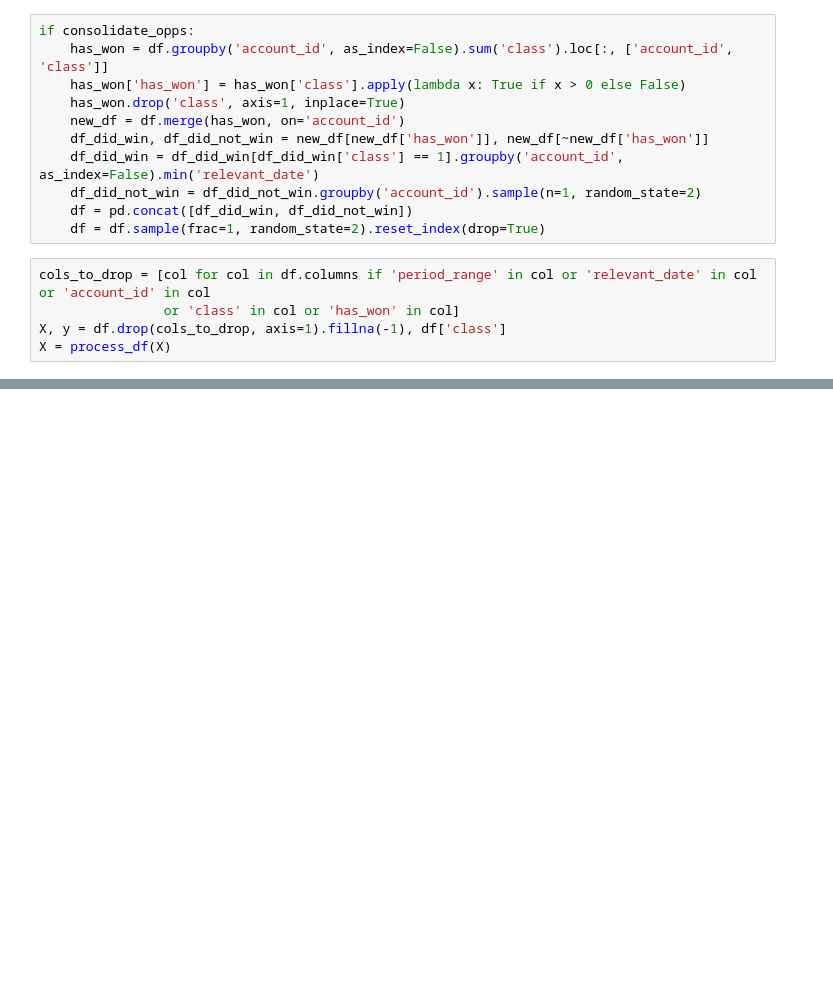
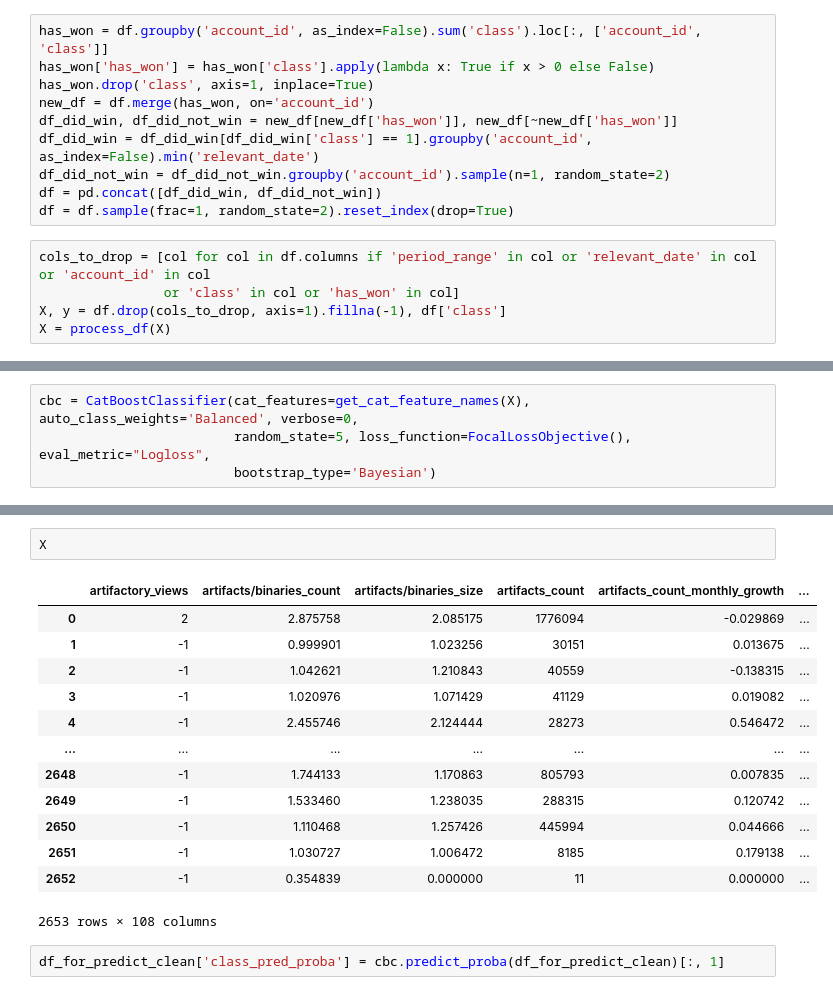
Before and after one commit to jfrog/pro-prox-model, a Jupyter notebook: main.ipynb, the cells around one changed output, grey strips where cells are left out. Drawn from its saved outputs; the diff is of its cells as text; blank space fills up the shorter version.

```diff
--- a/main.ipynb
+++ b/main.ipynb
@@ -91,14 +80,13 @@ df
 # %%
-if consolidate_opps:
-    has_won = df.groupby('account_id', as_index=False).sum('class').loc[:, ['account_id', 'class']]
-    has_won['has_won'] = has_won['class'].apply(lambda x: True if x > 0 else False)
-    has_won.drop('class', axis=1, inplace=True)
-    new_df = df.merge(has_won, on='account_id')
-    df_did_win, df_did_not_win = new_df[new_df['has_won']], new_df[~new_df['has_won']]
-    df_did_win = df_did_win[df_did_win['class'] == 1].groupby('account_id', as_index=False).min('relevant_date')
-    df_did_not_win = df_did_not_win.groupby('account_id').sample(n=1, random_state=2)
-    df = pd.concat([df_did_win, df_did_not_win])
-    df = df.sample(frac=1, random_state=2).reset_index(drop=True)
+has_won = df.groupby('account_id', as_index=False).sum('class').loc[:, ['account_id', 'class']]
+has_won['has_won'] = has_won['class'].apply(lambda x: True if x > 0 else False)
+has_won.drop('class', axis=1, inplace=True)
+new_df = df.merge(has_won, on='account_id')
+df_did_win, df_did_not_win = new_df[new_df['has_won']], new_df[~new_df['has_won']]
+df_did_win = df_did_win[df_did_win['class'] == 1].groupby('account_id', as_index=False).min('relevant_date')
+df_did_not_win = df_did_not_win.groupby('account_id').sample(n=1, random_state=2)
+df = pd.concat([df_did_win, df_did_not_win])
+df = df.sample(frac=1, random_state=2).reset_index(drop=True)
 # %%
 cols_to_drop = [col for col in df.columns if 'period_range' in col or 'relevant_date' in col or 'account_id' in col
                 or 'class' in col or 'has_won' in col]
@@ -141,0 +99,4 @@ eval.plot_feature_importance(feature_importance.copy(), n_features_to_show=30)
+# %%
+cbc = CatBoostClassifier(cat_features=get_cat_feature_names(X), auto_class_weights='Balanced', verbose=0,
+                         random_state=5, loss_function=FocalLossObjective(), eval_metric="Logloss",
+                         bootstrap_type='Bayesian')
@@ -149,3 +133,21 @@ df_for_predict_clean['class_pred_proba'] = cbc.predict_proba(df_for_predict_clea
+# %%
+X
+# %% [output]
+|  | artifactory_views | artifacts/binaries_count | artifacts/binaries_size | artifacts_count | artifacts_count_monthly_growth | ... |
+| 0 | 2 | 2.875758 | 2.085175 | 1776094 | -0.029869 | ... |
+| 1 | -1 | 0.999901 | 1.023256 | 30151 | 0.013675 | ... |
+| 2 | -1 | 1.042621 | 1.210843 | 40559 | -0.138315 | ... |
+| 3 | -1 | 1.020976 | 1.071429 | 41129 | 0.019082 | ... |
+| 4 | -1 | 2.455746 | 2.124444 | 28273 | 0.546472 | ... |
+| ... | ... | ... | ... | ... | ... | ... |
+| 2648 | -1 | 1.744133 | 1.170863 | 805793 | 0.007835 | ... |
+| 2649 | -1 | 1.533460 | 1.238035 | 288315 | 0.120742 | ... |
+| 2650 | -1 | 1.110468 | 1.257426 | 445994 | 0.044666 | ... |
+| 2651 | -1 | 1.030727 | 1.006472 | 8185 | 0.179138 | ... |
+| 2652 | -1 | 0.354839 | 0.000000 | 11 | 0.000000 | ... |
+2653 rows × 108 columns
+# %%
+df_for_predict_clean['class_pred_proba'] = cbc.predict_proba(df_for_predict_clean)[:, 1]
 # %%
 df_for_predict_clean
 # %% [output]
```
Also changed, not shown: parts of 31 cells of this notebook, 1 other file.
